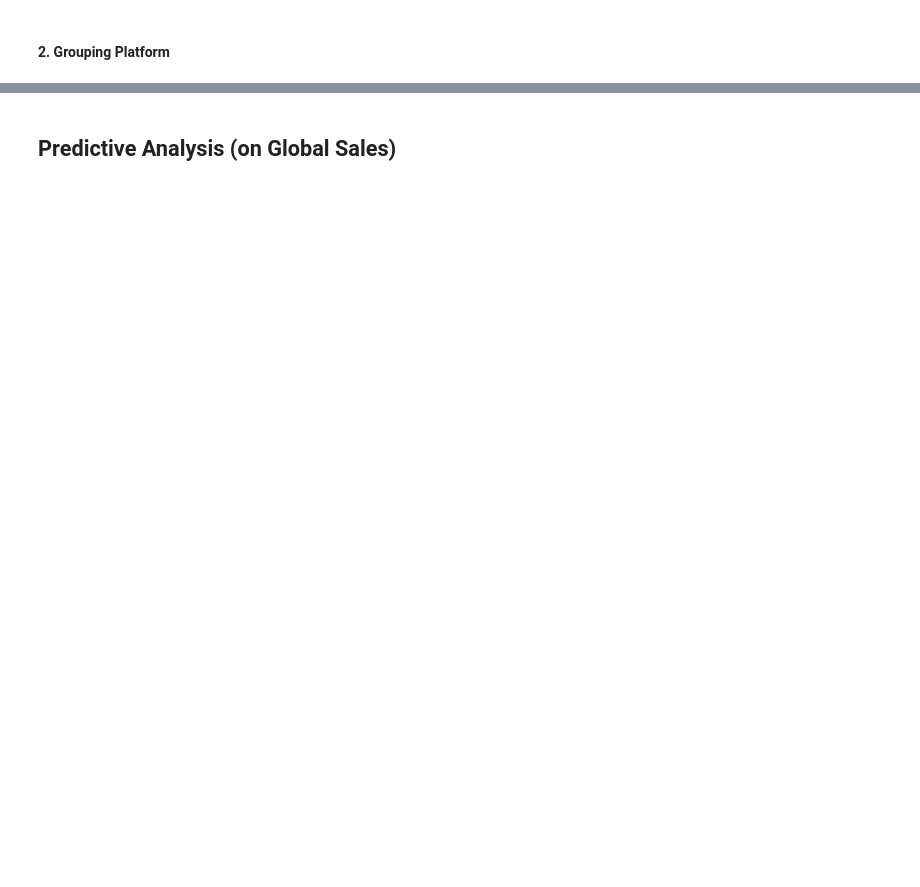
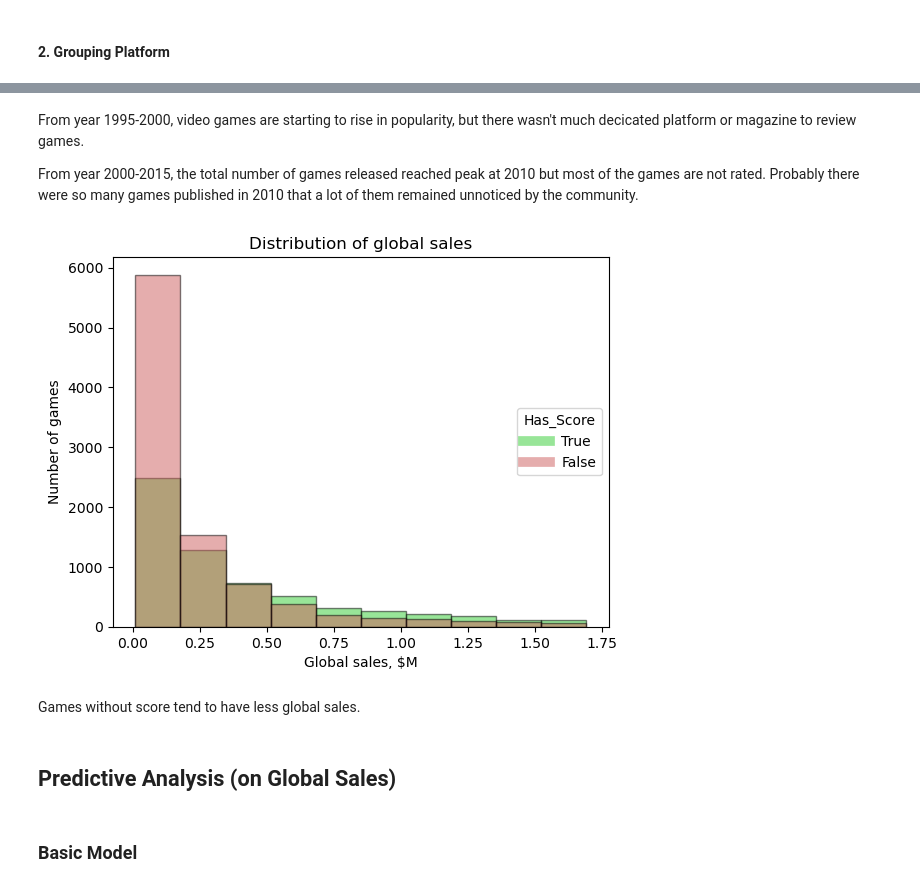
Before and after one commit to yujuen-1/Video-Games-Machine-Learning-Projects, a Jupyter notebook: video-game-sales-prediction.ipynb, the cells around one changed output, grey strips where cells are left out. Saved outputs shown, nothing was run; the diff lists cells and outputs as text; code cells hidden in the pictures; blank space fills up the shorter version.

```diff
--- a/video-game-sales-prediction.ipynb
+++ b/video-game-sales-prediction.ipynb
@@ -255,2 +282,23 @@ plt.show()
+# %% [markdown]
+From year 1995-2000, video games are starting to rise in popularity, but there wasn't much decicated platform or magazine to review games.
+
+From year 2000-2015, the total number of games released reached peak at 2010 but most of the games are not rated. Probably there were so many games published in 2010 that a lot of them remained unnoticed by the community.
+# %%
+plt.hist(games[games["Has_Score"]==True]["Global_Sales"], color="limegreen", alpha=0.5,
+         edgecolor="black")
+plt.hist(games[games["Has_Score"]==False]["Global_Sales"], color="indianred", alpha=0.5,
+         edgecolor="black")
+plt.title("Distribution of global sales")
+plt.xlabel("Global sales, $M")
+plt.ylabel("Number of games")
+plt.legend(handles=[Line2D([0], [0], color="limegreen", lw=7, label="True", alpha=0.5),
+                    Line2D([0], [0], color="indianred", lw=7, label="False", alpha=0.5)],
+           title="Has_Score", loc=7);
+# %% [output]
+[figure, added]
+# %% [markdown]
+Games without score tend to have less global sales.
 # %% [markdown]
 ## Predictive Analysis (on Global Sales)
+# %% [markdown]
+### Basic Model
```
Also changed, not shown: parts of 49 cells of this notebook.
